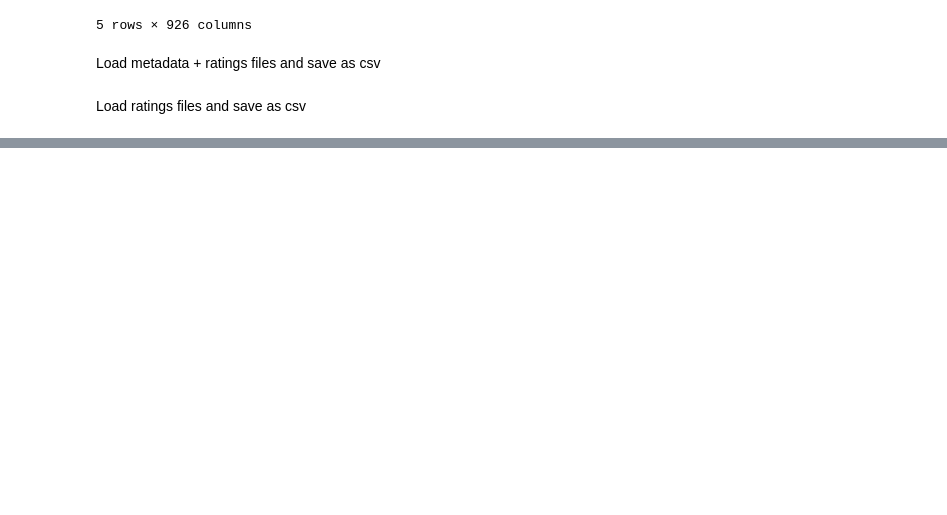
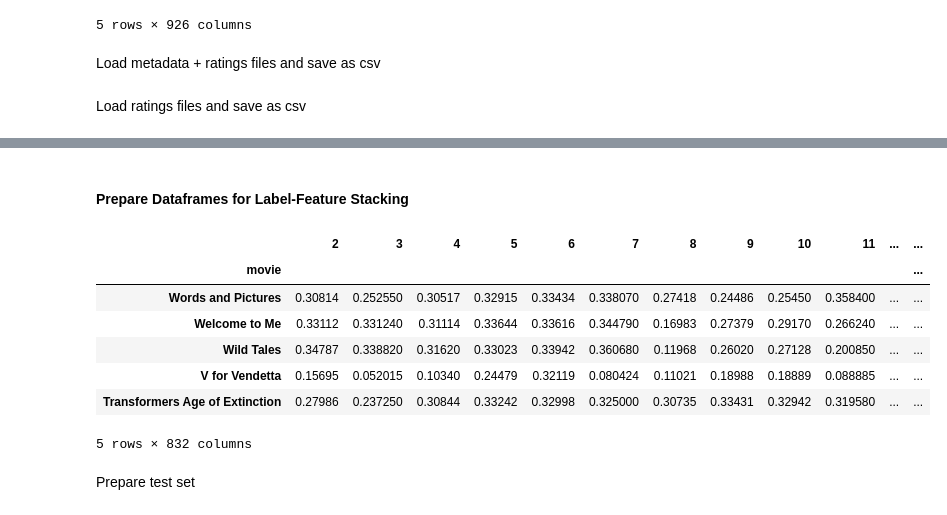
Before and after one commit to mrpip/ExperimentDesign_ex2_CoE, a Jupyter notebook: Visuals.ipynb, the cells around one changed output, grey strips where cells are left out. Saved outputs shown, nothing was run; the diff lists cells and outputs as text; code cells hidden in the pictures; blank space fills up the shorter version.

```diff
--- a/Visuals.ipynb
+++ b/Visuals.ipynb
@@ -1265,0 +1271,20 @@ ratings_test.to_csv(os.path.join(OUT_PATH, "userratings_test.csv"), index=True)
+# %%
+# drop unecessary columns
+visual_predictions_train.drop(visual_predictions_train.iloc[:, 0:826], inplace=True, axis=1)
+
+# add predictions
+visual_predictions_train["KNN"] = knn_scores_first["Predictions"]
+visual_predictions_train["Decision Tree"] = tree_scores_first["Predictions"]
+visual_predictions_train["Logistic Regression"] = reg_scores_first["Predictions"]
+visual_predictions_train["SVM"] = svm_scores_first["Predictions"]
+visual_predictions_train["Random Forest"] = forest_scores_first["Predictions"]
+visual_predictions_train["AdaBoost"] = ada_scores_first["Predictions"]
+visual_predictions_train["Gradient Boosting Tree"] = grad_scores_first["Predictions"]
+
+# index corrections
+visual_predictions_train = visual_predictions_train.reset_index()
+visual_predictions_train["file_name"] = visual_predictions_train["file_name"].str.replace("_", " ")
+visual_predictions_train.set_index(['file_name'], inplace = True)
+visual_predictions_train.index.names = ['movie']
+
+visual_predictions_train.head()
@@ -1265,0 +1363,2 @@ ratings_test.to_csv(os.path.join(OUT_PATH, "userratings_test.csv"), index=True)
+# %% [markdown]
+#### Prepare Dataframes for Label-Feature Stacking
@@ -1265,0 +1373,22 @@ ratings_test.to_csv(os.path.join(OUT_PATH, "userratings_test.csv"), index=True)
+# %%
+train_features = train.copy()
+train_features.iloc[:, :-1]
+
+# index corrections
+train_features = train_features.reset_index()
+train_features["file_name"] = train_features["file_name"].str.replace("_", " ")
+train_features.set_index(['file_name'], inplace = True)
+train_features.index.names = ['movie']
+
+visual_predictions_labels_train = pd.merge(train_features, visual_predictions_train, left_index = True, right_index=True)
+# %%
+visual_predictions_labels_train.head()
+# %% [output]
+|  | 2 | 3 | 4 | 5 | 6 | 7 | 8 | 9 | 10 | 11 | ... | ... |
+| movie |  |  |  |  |  |  |  |  |  |  |  | ... |
+| Words and Pictures | 0.30814 | 0.252550 | 0.30517 | 0.32915 | 0.33434 | 0.338070 | 0.27418 | 0.24486 | 0.25450 | 0.358400 | ... | ... |
+| Welcome to Me | 0.33112 | 0.331240 | 0.31114 | 0.33644 | 0.33616 | 0.344790 | 0.16983 | 0.27379 | 0.29170 | 0.266240 | ... | ... |
+| Wild Tales | 0.34787 | 0.338820 | 0.31620 | 0.33023 | 0.33942 | 0.360680 | 0.11968 | 0.26020 | 0.27128 | 0.200850 | ... | ... |
+| V for Vendetta | 0.15695 | 0.052015 | 0.10340 | 0.24479 | 0.32119 | 0.080424 | 0.11021 | 0.18988 | 0.18889 | 0.088885 | ... | ... |
+| Transformers Age of Extinction | 0.27986 | 0.237250 | 0.30844 | 0.33242 | 0.32998 | 0.325000 | 0.30735 | 0.33431 | 0.32942 | 0.319580 | ... | ... |
+5 rows × 832 columns
@@ -1265,0 +1398,2 @@ ratings_test.to_csv(os.path.join(OUT_PATH, "userratings_test.csv"), index=True)
+# %% [markdown]
+Prepare test set
```
Also changed, not shown: parts of 46 cells of this notebook, 9 other files.
